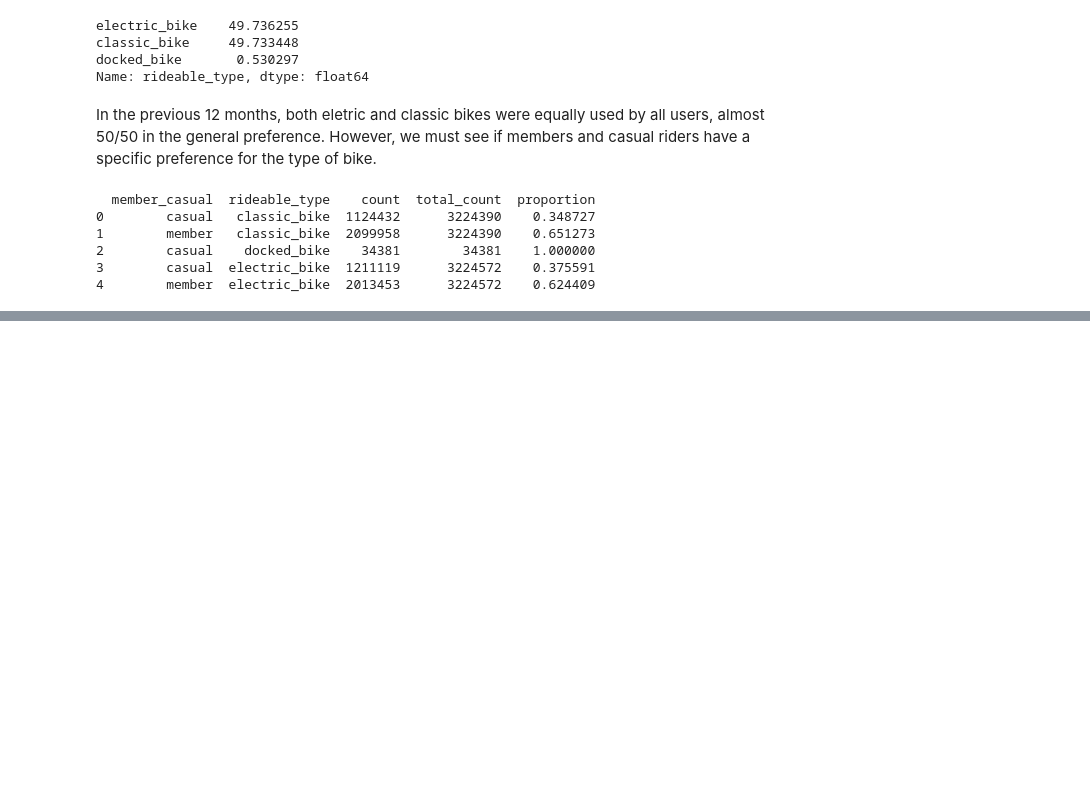
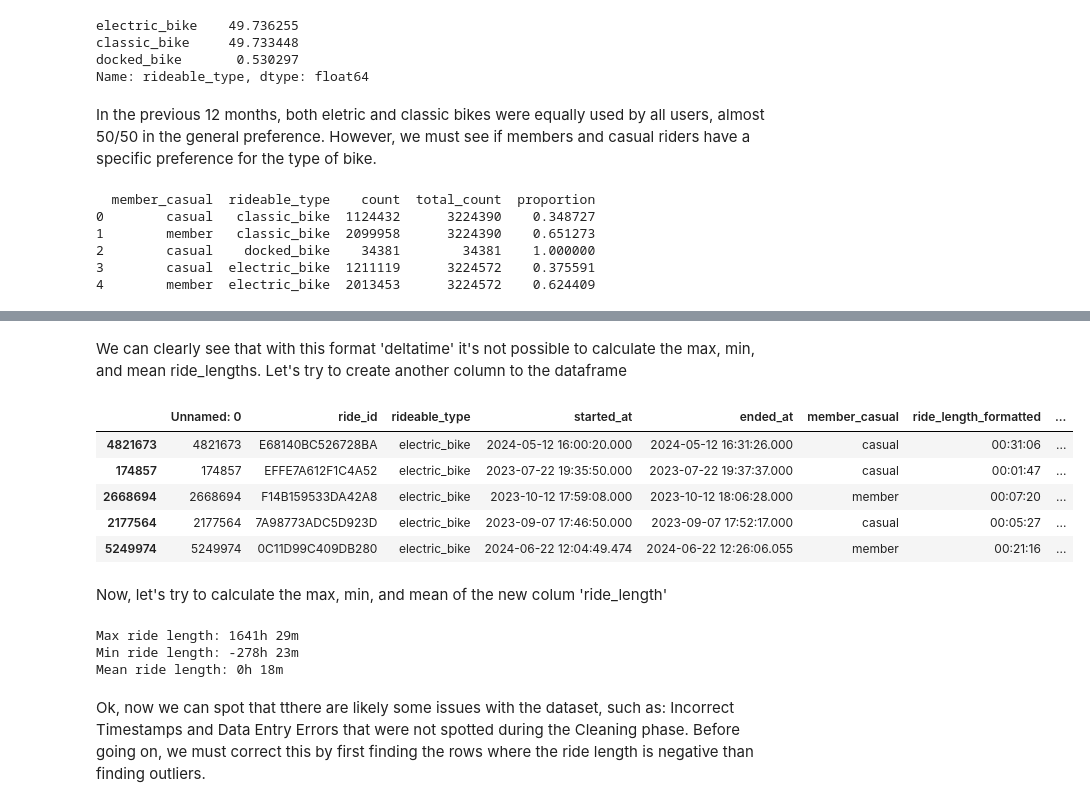
Before and after one commit to Miickka/capstone-google-certificate, a Jupyter notebook: Cyclistic_GoogleData.ipynb, the cells around one changed output, grey strips where cells are left out. Saved outputs shown, nothing was run; the diff lists cells and outputs as text; code cells hidden in the pictures; blank space fills up the shorter version.

```diff
--- a/Cyclistic_GoogleData.ipynb
+++ b/Cyclistic_GoogleData.ipynb
@@ -377,0 +392,18 @@ dataClean.sample(5)
+# %%
+#convert the 'ride_id', 'rideable_type', 'member_casual' columns from object to string
+cols2_obj_to_str = ['ride_id', 'rideable_type', 'member_casual'] #assign the columns to a variable
+for col in cols2_obj_to_str: #using a loop to convert
+    dataClean[col] = dataClean[col].astype(pd.StringDtype())
+
+#convert the 'started_at', 'ended_at', columns from object to datetime
+cols2_obj_to_date = ['started_at','ended_at'] #assign the columns to a variable
+for col in cols2_obj_to_date: #using a loop to convert
+    dataClean[col] = pd.to_datetime(dataClean[col])
+
+# Convert the time strings to timedelta
+ride_length = dataClean['ride_length_formatted'] #assign the columns to a variable
+ride_length = pd.to_timedelta(ride_length)
+
+
+#print the dtypes to see if they are converted
+dataClean.dtypes
@@ -438,0 +511,36 @@ print(merged)
+# %% [markdown]
+We can clearly see that with this format 'deltatime' it's not possible to calculate the max, min, and mean ride_lengths. Let's try to create another column to the dataframe
+# %%
+# Calculate ride_length in minutes
+dataClean['ride_length'] = (dataClean['ended_at'] - dataClean['started_at']).dt.total_seconds() / 60
+
+# Extract the hours and minutes
+dataClean['ride_length'] = dataClean['ride_length'].apply(lambda x: f"{int(x // 60)}h {int(x % 60)}m")
+
+# Display the DataFrame with the new column
+dataClean.sample(5)
+# %% [output]
+|  | Unnamed: 0 | ride_id | rideable_type | started_at | ended_at | member_casual | ride_length_formatted | ... |
+| 4821673 | 4821673 | E68140BC526728BA | electric_bike | 2024-05-12 16:00:20.000 | 2024-05-12 16:31:26.000 | casual | 00:31:06 | ... |
+| 174857 | 174857 | EFFE7A612F1C4A52 | electric_bike | 2023-07-22 19:35:50.000 | 2023-07-22 19:37:37.000 | casual | 00:01:47 | ... |
+| 2668694 | 2668694 | F14B159533DA42A8 | electric_bike | 2023-10-12 17:59:08.000 | 2023-10-12 18:06:28.000 | member | 00:07:20 | ... |
+| 2177564 | 2177564 | 7A98773ADC5D923D | electric_bike | 2023-09-07 17:46:50.000 | 2023-09-07 17:52:17.000 | casual | 00:05:27 | ... |
+| 5249974 | 5249974 | 0C11D99C409DB280 | electric_bike | 2024-06-22 12:04:49.474 | 2024-06-22 12:26:06.055 | member | 00:21:16 | ... |
+# %% [markdown]
+Now, let's try to calculate the max, min, and mean of the new colum 'ride_length'
+# %%
+# Calculate max, min, and mean ride_length in minutes
+ride_length_minutes = (dataClean['ended_at'] - dataClean['started_at']).dt.total_seconds() / 60
+max_ride_length = ride_length_minutes.max()
+min_ride_length = ride_length_minutes.min()
+mean_ride_length = ride_length_minutes.mean()
+
+print(f"Max ride length: {int(max_ride_length // 60)}h {int(max_ride_length % 60)}m")
+print(f"Min ride length: {int(min_ride_length // 60)}h {int(min_ride_length % 60)}m")
+print(f"Mean ride length: {int(mean_ride_length // 60)}h {int(mean_ride_length % 60)}m")
+# %% [output]
+Max ride length: 1641h 29m
+Min ride length: -278h 23m
+Mean ride length: 0h 18m
+# %% [markdown]
+Ok, now we can spot that tthere are likely some issues with the dataset, such as: Incorrect Timestamps and Data Entry Errors that were not spotted during the Cleaning phase. Before going on, we must correct this by first finding the rows where the ride length is negative than finding outliers.
```
Also changed, not shown: parts of 34 cells of this notebook.
